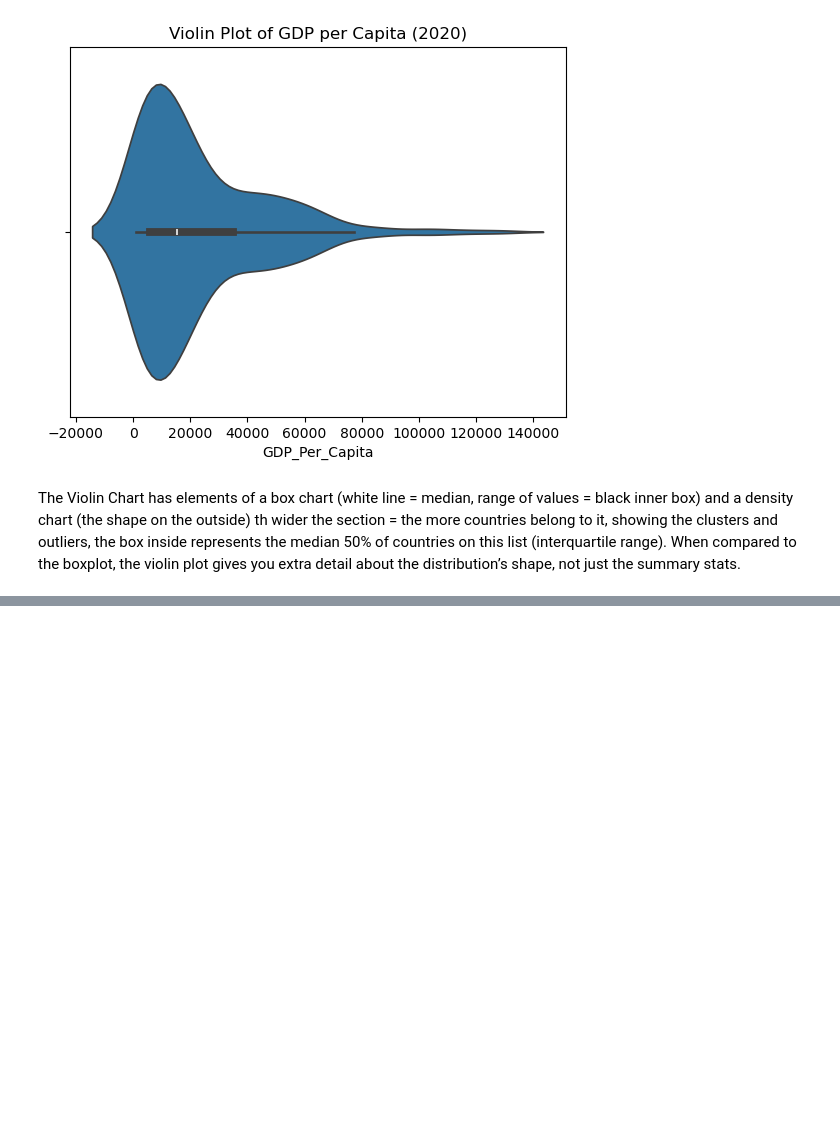
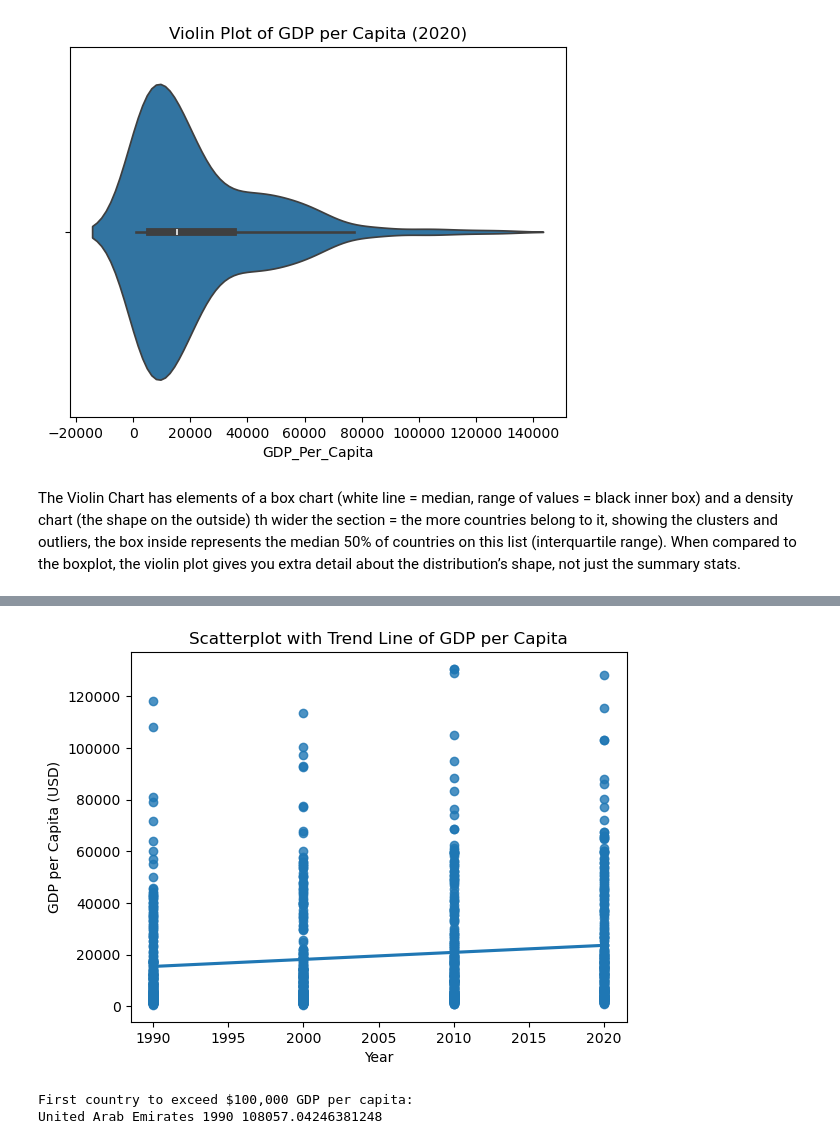
Before and after one commit to NSS-Data-Analytics-Cohort-16/da16-python-gdp-and-internet-use-analysis-MatthewRitchey, a Jupyter notebook: notebooks/gdp_per_capita.ipynb, the cells around one changed output, grey strips where cells are left out. Saved outputs shown, nothing was run; the diff lists cells and outputs as text; code cells hidden in the pictures; blank space fills up the shorter version.

Commit message:
step 13

```diff
--- a/notebooks/gdp_per_capita.ipynb
+++ b/notebooks/gdp_per_capita.ipynb
@@ -190,0 +231,24 @@ When compared to the boxplot, the violin plot gives you extra detail about the d
+# %%
+# Scatterplot with Trendline
+sns.regplot(x="Year", y="GDP_Per_Capita", data=gdp_decades, scatter=True, ci=None)
+plt.title("Scatterplot with Trend Line of GDP per Capita")
+plt.ylabel("GDP per Capita (USD)")
+plt.show()
+# %% [output]
+[figure, added]
+# %%
+# 11. Which country was the first to have a GDP per capita greater than $100,000?
+
+# Step 1: Filter rows where GDP per capita > 100,000
+high_gdp = gdp_df_clean[gdp_df_clean["GDP_Per_Capita"] > 100000]
+
+# Step 2: Sort by Year (earliest first), then by GDP value if you want
+high_gdp_sorted = high_gdp.sort_values(by=["Year", "GDP_Per_Capita"])
+
+# Step 3: Look at the first row
+first_country = high_gdp_sorted.iloc[0]
+print("First country to exceed $100,000 GDP per capita:")
+print(first_country["Country"], first_country["Year"], first_country["GDP_Per_Capita"])
+# %% [output]
+First country to exceed $100,000 GDP per capita:
+United Arab Emirates 1990 108057.04246381248
```
Also changed, not shown: parts of 5 cells of this notebook.
